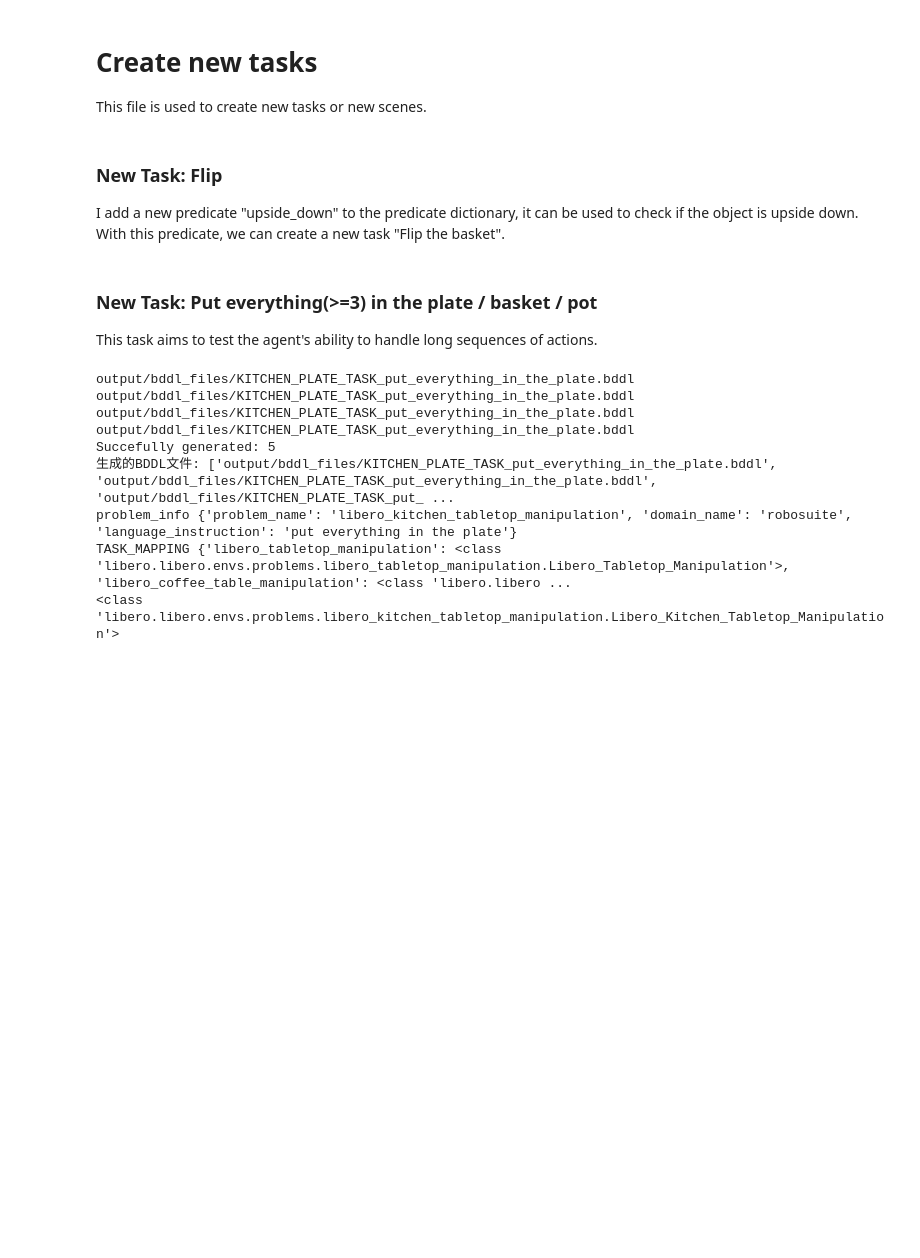
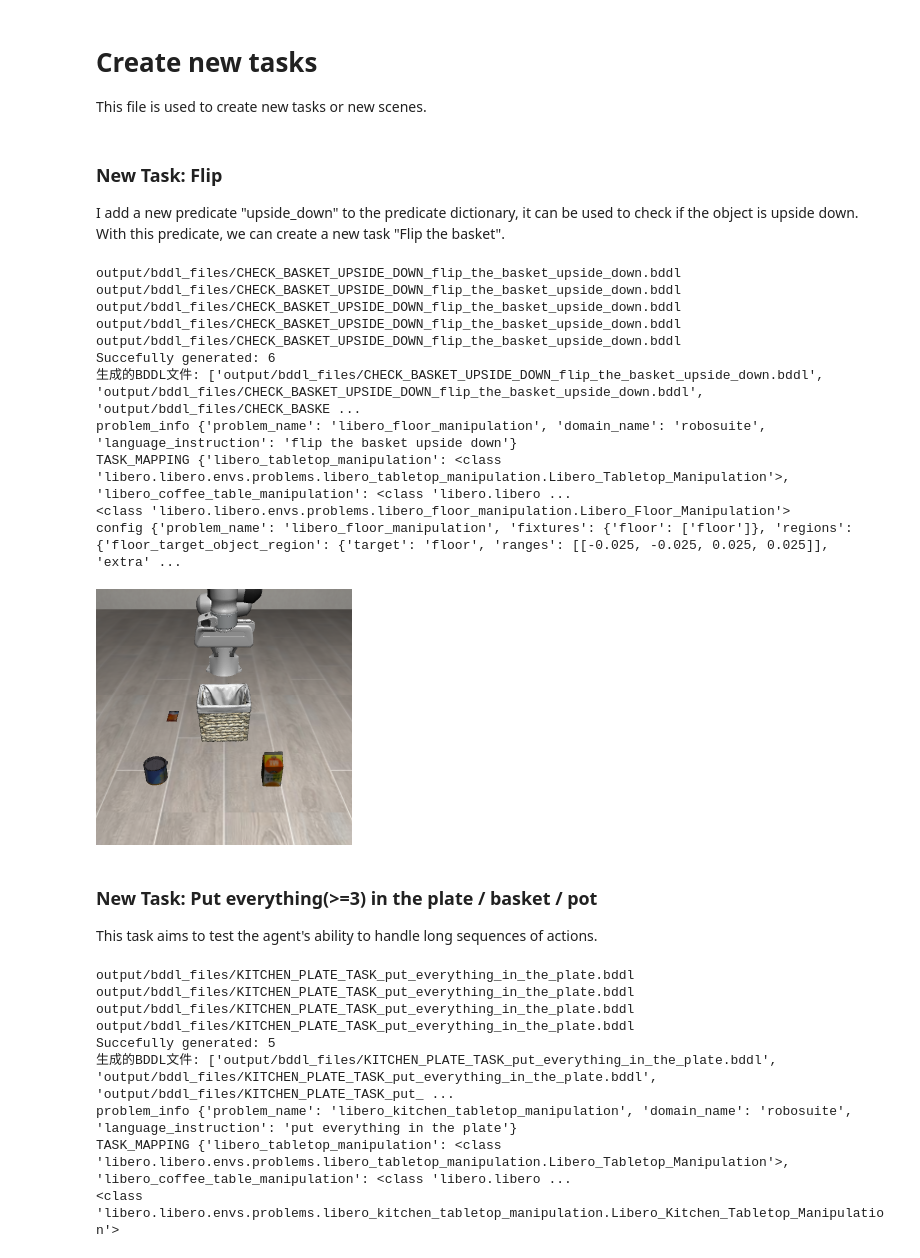
Before and after one commit to kingdom-of-warriors/My_Libero, a Jupyter notebook: create_new_tasks.ipynb, the cells around one changed output. Saved outputs shown, nothing was run; the diff lists cells and outputs as text; code cells hidden in the pictures; blank space fills up the shorter version.

```diff
--- a/create_new_tasks.ipynb
+++ b/create_new_tasks.ipynb
@@ -13,18 +13,14 @@ from libero.libero.utils.task_generation_utils import register_task_info, genera
 @register_mu(scene_type="floor")
 class check_basket_upside_down(InitialSceneTemplates):
     def __init__(self):
-        # 保持相同的物体配置
+        # 减少物体数量，只保留关键物体
         fixture_num_info = {
             "floor": 1,
         }
 
         object_num_info = {
-            "alphabet_soup": 1,
-            "basket": 1,
-            "salad_dressing": 1,
-            "cream_cheese": 1,
-            "milk": 1,
-            "bbq_sauce": 1,
+            "basket": 1,         # 保留作为唯一任务目标
+            "alphabet_soup": 1,  # 其他物体作为场景元素
             "butter": 1,
             "orange_juice": 1,
         }
@@ -36,32 +32,21 @@ class check_basket_upside_down(InitialSceneTemplates):
         )
 
     def define_regions(self):
-        # 保持相同的区域定义
+        # 将篮子放在中间位置
         self.regions.update(
             self.get_region_dict(
-                region_centroid_xy=[0.0, 0.26],
-                region_name="bin_region",
-                target_name=self.workspace_name,
-                region_half_len=0.01
-            )
-        )
-
-        self.regions.update(
-            self.get_region_dict(
-                region_centroid_xy=[-0.12, -0.24],
+                region_centroid_xy=[0.0, 0.0],  # 中心位置
                 region_name="target_object_region",
                 target_name=self.workspace_name,
                 region_half_len=0.025
             )
         )
 
+        # 其他物体的位置
         other_objects_positions = [
-            [0.05, -0.1],
-            [-0.15, 0.06],
-            [0.1, -0.2],
-            [0.15, 0.03],
-            [-0.2, -0.08],
-            [-0.3, 0.09]
+            [0.2, -0.2],
+            [-0.15, -0.2],
+            [0.21, 0.14],
         ]
 
         for i, pos in enumerate(other_objects_positions):
@@ -78,16 +63,12 @@ class check_basket_upside_down(InitialSceneTemplates):
 
     @property
     def init_states(self):
-        # 保持相同的初始状态
+        # 篮子作为目标物体，其他都是其他物体
         states = [
-            ("On", "alphabet_soup_1", "floor_target_object_region"),
-            ("On", "salad_dressing_1", "floor_other_object_region_0"),
-            ("On", "cream_cheese_1", "floor_other_object_region_1"),
-            ("On", "milk_1", "floor_other_object_region_2"),
-            ("On", "bbq_sauce_1", "floor_other_object_region_3"),
-            ("On", "butter_1", "floor_other_object_region_4"),
-            ("On", "orange_juice_1", "floor_other_object_region_5"),
-            ("On", "basket_1", "floor_bin_region"),
+            ("On", "basket_1", "floor_target_object_region"),
+            ("On", "alphabet_soup_1", "floor_other_object_region_0"),
+            ("On", "butter_1", "floor_other_object_region_1"),
+            ("On", "orange_juice_1", "floor_other_object_region_2"),
         ]
         return states
 
@@ -101,33 +82,46 @@ def main():
         scene_name=scene_name,
         objects_of_interest=["basket_1"],  # 只关注篮子
         goal_states=[("UpsideDown", "basket_1")]  # 新的目标状态：检查篮子是否倒扣
     )
 
     # 生成BDDL文件
     bddl_file_path = "output/bddl_files"
     bddl_file_names, failures = generate_bddl_from_task_info(folder=bddl_file_path)
 
     print("生成的BDDL文件:", bddl_file_names)
     if failures:
         print("生成失败的任务:", failures)
 
     # 创建环境并显示
     from libero.libero.envs import OffScreenRenderEnv
     from IPython.display import display
     from PIL import Image
 
     env_args = {
         "bddl_file_name": bddl_file_names[0],
         "camera_heights": 256,
         "camera_widths": 256
     }
 
     env = OffScreenRenderEnv(**env_args)
     obs = env.reset()
     display(Image.fromarray(obs["agentview_image"][::-1]))
 
 if __name__ == "__main__":
     main()
+# %% [output]
+output/bddl_files/CHECK_BASKET_UPSIDE_DOWN_flip_the_basket_upside_down.bddl
+output/bddl_files/CHECK_BASKET_UPSIDE_DOWN_flip_the_basket_upside_down.bddl
+output/bddl_files/CHECK_BASKET_UPSIDE_DOWN_flip_the_basket_upside_down.bddl
+output/bddl_files/CHECK_BASKET_UPSIDE_DOWN_flip_the_basket_upside_down.bddl
+output/bddl_files/CHECK_BASKET_UPSIDE_DOWN_flip_the_basket_upside_down.bddl
+Succefully generated: 6
+生成的BDDL文件: ['output/bddl_files/CHECK_BASKET_UPSIDE_DOWN_flip_the_basket_upside_down.bddl', 'output/bddl_files/CHECK_BASKET_UPSIDE_DOWN_flip_the_basket_upside_down.bddl', 'output/bddl_files/CHECK_BASKE ...
+problem_info {'problem_name': 'libero_floor_manipulation', 'domain_name': 'robosuite', 'language_instruction': 'flip the basket upside down'}
+TASK_MAPPING {'libero_tabletop_manipulation': <class 'libero.libero.envs.problems.libero_tabletop_manipulation.Libero_Tabletop_Manipulation'>, 'libero_coffee_table_manipulation': <class 'libero.libero ...
+<class 'libero.libero.envs.problems.libero_floor_manipulation.Libero_Floor_Manipulation'>
+config {'problem_name': 'libero_floor_manipulation', 'fixtures': {'floor': ['floor']}, 'regions': {'floor_target_object_region': {'target': 'floor', 'ranges': [[-0.025, -0.025, 0.025, 0.025]], 'extra' ...
+[figure, added]
 # %% [markdown]
 ### New Task: Put everything(>=3) in the plate / basket / pot
 This task aims to test the agent's ability to handle long sequences of actions.
```
Also changed, not shown: 6 other files.
